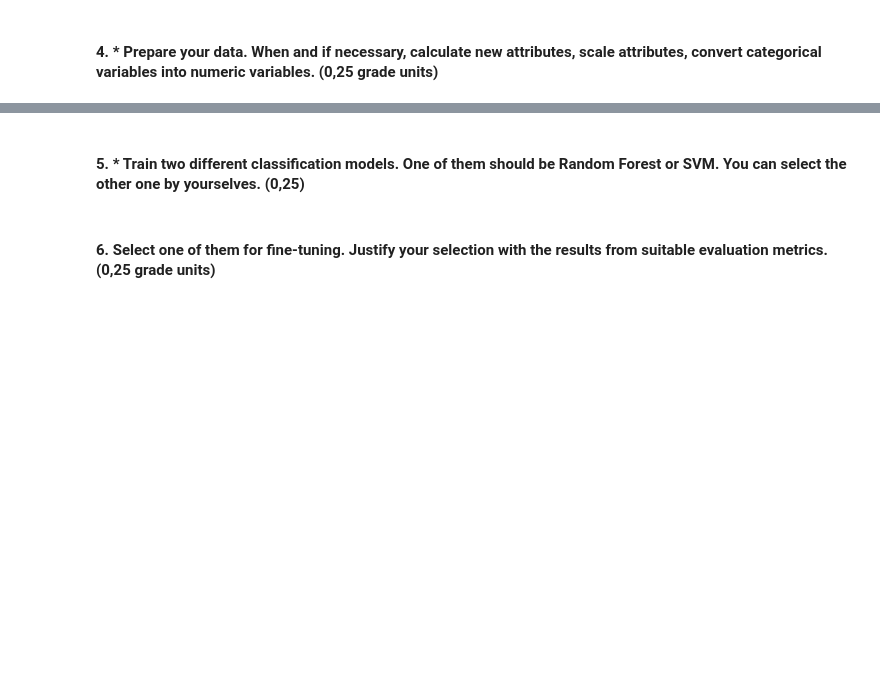
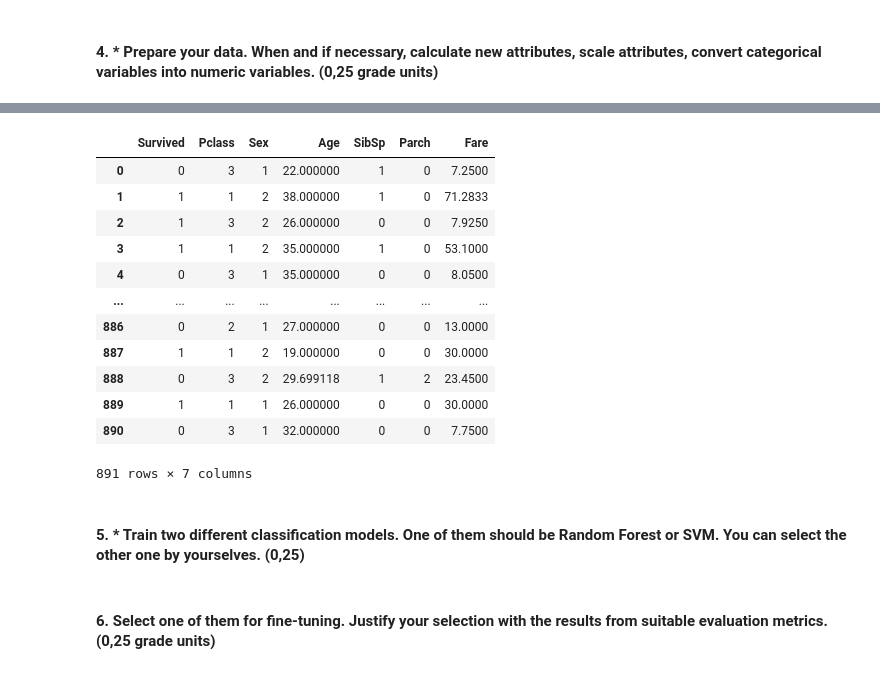
Before and after one commit to Krediann/DAKO_ryhma3, a Jupyter notebook: Titanic.ipynb, the cells around one changed output, grey strips where cells are left out. Cells and saved outputs as stored; diff of their text form; code cells hidden in the pictures; blank space fills up the shorter version.

```diff
--- a/Titanic.ipynb
+++ b/Titanic.ipynb
@@ -129,0 +136,3 @@ plt.show()
+# %%
+drop = ["Ticket", "PassengerId", "Fare", "Cabin", "Embarked"]
+train_set.drop(drop, inplace=True, axis=1)
@@ -130,2 +148,10 @@ plt.show()
 # %% [markdown]
 #### 4. * Prepare your data. When and if necessary, calculate new attributes, scale attributes, convert categorical variables into numeric variables. (0,25 grade units)
+# %%
+# creating a dict file
+gender = {'male': 1,'female': 2}
+# traversing through dataframe
+# Gender column and writing
+# values where key matches
+train_set["Sex"] = [gender[item] for item in train_set["Sex"]]
+print(train_set)
@@ -132,3 +173,19 @@ plt.show()
+# %%
+train_set.fillna(train_set["Age"].mean())
+# %% [output]
+|  | Survived | Pclass | Sex | Age | SibSp | Parch | Fare |
+| 0 | 0 | 3 | 1 | 22.000000 | 1 | 0 | 7.2500 |
+| 1 | 1 | 1 | 2 | 38.000000 | 1 | 0 | 71.2833 |
+| 2 | 1 | 3 | 2 | 26.000000 | 0 | 0 | 7.9250 |
+| 3 | 1 | 1 | 2 | 35.000000 | 1 | 0 | 53.1000 |
+| 4 | 0 | 3 | 1 | 35.000000 | 0 | 0 | 8.0500 |
+| ... | ... | ... | ... | ... | ... | ... | ... |
+| 886 | 0 | 2 | 1 | 27.000000 | 0 | 0 | 13.0000 |
+| 887 | 1 | 1 | 2 | 19.000000 | 0 | 0 | 30.0000 |
+| 888 | 0 | 3 | 2 | 29.699118 | 1 | 2 | 23.4500 |
+| 889 | 1 | 1 | 1 | 26.000000 | 0 | 0 | 30.0000 |
+| 890 | 0 | 3 | 1 | 32.000000 | 0 | 0 | 7.7500 |
+891 rows × 7 columns
 # %% [markdown]
 #### 5. * Train two different classification models. One of them should be Random Forest or SVM. You can select the other one by yourselves. (0,25)
 # %% [markdown]
```
Also changed, not shown: parts of 3 cells of this notebook.
